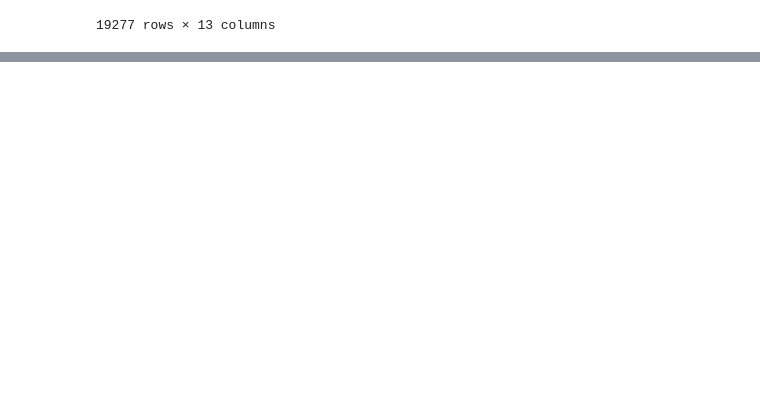
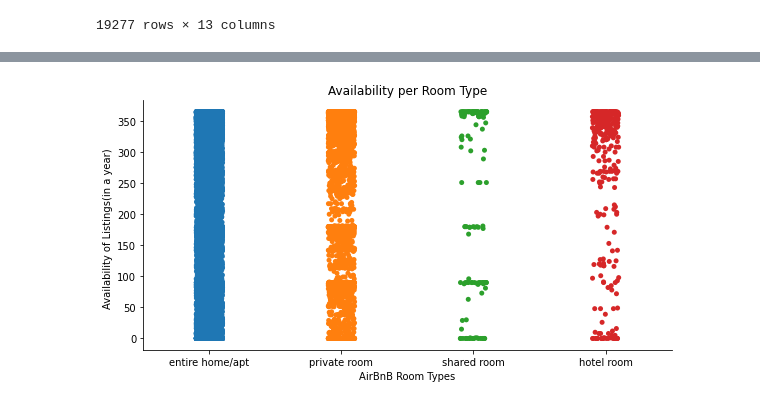
Before and after one commit to SanjanaCode/AirBnB-Data-Analysis, a Jupyter notebook: Analysis/Submitted/Task5.ipynb, the cells around one changed output, grey strips where cells are left out. Cells and saved outputs as stored; diff of their text form; code cells hidden in the pictures; blank space fills up the shorter version.

```diff
--- a/Analysis/Submitted/Task5.ipynb
+++ b/Analysis/Submitted/Task5.ipynb
@@ -46,6 +44,0 @@ In this part we are going to plot a boxplot to see how the price effects the dur
-# %%
-bxplt=sns.boxplot(x = 'minimum_nights', y = 'price', data = df)
-sns.set(rc={'figure.figsize':(15.7,12.27)})
-bxplt.set_xticklabels(labels=df['minimum_nights'].unique(),rotation=90)
-bxplt.set_title('Relationship between Price and the Minimum Nights')
-plt.ioff()
@@ -66,0 +54,7 @@ plt.ioff()
+# %%
+sns.catplot(y='availability_365',x='room_type',data=df,height=4,aspect=2).set(title='Availability per Room Type')
+plt.ylabel('Availability of Listings(in a year)  ')
+plt.xlabel('AirBnB Room Types')
+plt.ioff()
+# %% [output]
+[figure, added]
```
Also changed, not shown: parts of 26 cells of this notebook, 1 other file.
